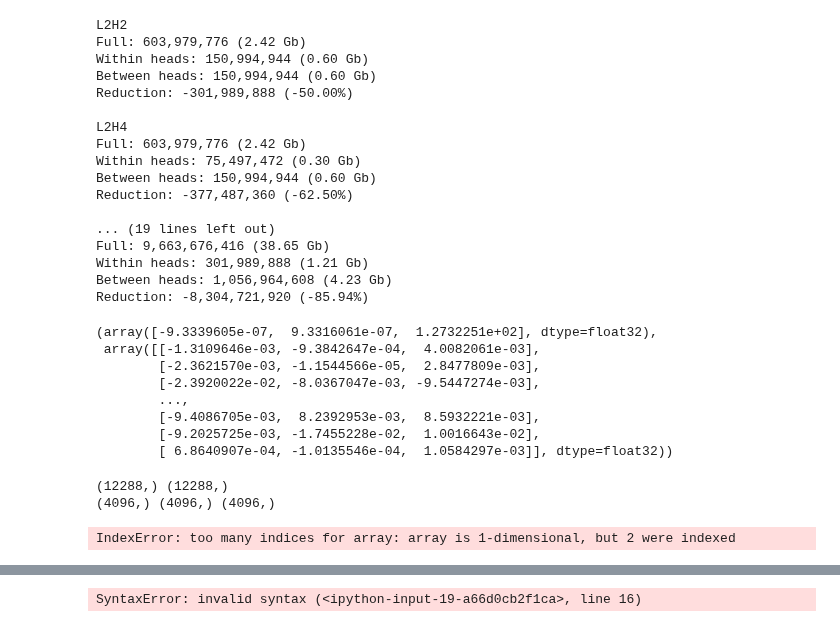
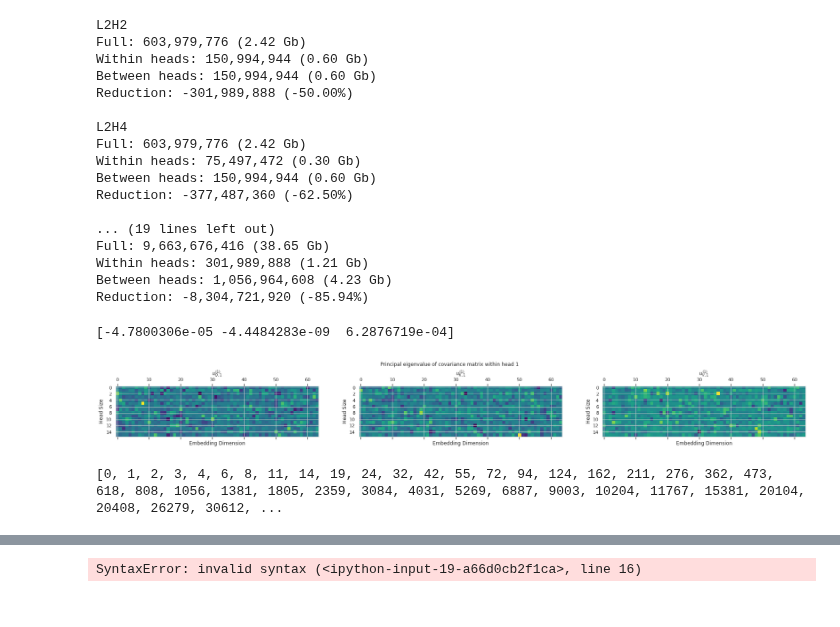
Before and after one commit to timaeus-research/icl, a Jupyter notebook: notebooks/small-model-report.ipynb, the cells around one changed output, grey strips where cells are left out. Drawn from its saved outputs; the diff is of its cells as text; code cells hidden in the pictures.

```diff
--- a/notebooks/small-model-report.ipynb
+++ b/notebooks/small-model-report.ipynb
@@ -698,7 +683,7 @@ def generate_slt_observables(
 # %%
 from icl.train import Run
 demo = Run(configs[2])
-attn_weights = demo.model.token_sequence_transformer.blocks[0].attention.attention.weights
+attn_weights = demo.model.token_sequence_transformer.blocks[0].attention.attention.weight
 attn_weights.shape
 # %% [output]
 torch.Size([192, 64])
@@ -756,35 +731,0 @@ print(cov.shape)
-# %%
-evals, evecs
-# %% [output]
-(array([-9.3339605e-07,  9.3316061e-07,  1.2732251e+02], dtype=float32),
- array([[-1.3109646e-03, -9.3842647e-04,  4.0082061e-03],
-        [-2.3621570e-03, -1.1544566e-05,  2.8477809e-03],
-        [-2.3920022e-02, -8.0367047e-03, -9.5447274e-03],
-        ...,
-        [-9.4086705e-03,  8.2392953e-03,  8.5932221e-03],
-        [-9.2025725e-03, -1.7455228e-02,  1.0016643e-02],
-        [ 6.8640907e-04, -1.0135546e-04,  1.0584297e-03]], dtype=float32))
-# %%
-attn0, attn1 = np.split(evecs[:, 0], [attn0_weights.numel()])
-
-print(attn0.shape, attn1.shape)
-
-def prettify_attn_weights_shape(W, num_heads=4, embed_dim=64):
-    head_size = embed_dim // num_heads
-
-    W_Q, W_K, W_V = np.split(W, 3, axis=0)
-    print(W_Q.shape, W_K.shape, W_V.shape)
-    return [
-        (W_Q[i * head_size : (i + 1) * head_size, :],
-         W_K[i * head_size : (i + 1) * head_size, :],
-         W_V[i * head_size : (i + 1) * head_size, :]) for i in range(num_heads)
-    ]
-
-attn0_split = prettify_attn_weights_shape(attn0)
-attn1_split = prettify_attn_weights_shape(attn1)
-
-attn0_split, attn1_split
-# %% [output]
-(12288,) (12288,)
-(4096,) (4096,) (4096,)
-IndexError: too many indices for array: array is 1-dimensional, but 2 were indexed
@@ -790,0 +775,23 @@ IndexError: too many indices for array: array is 1-dimensional, but 2 were index
+# %%
+plot_attn_weights(attn0, 4, 64, 16, title="Attention layer 0")
+
+num_heads = 4
+attn0_view = attn0.view((64, num_heads, 16 * 3))
+heads = [attn0_view[:, h, :] for h in range(num_heads)]
+full_head_size = 16 * 3 * 64
+pseudo_cov = heads[0].reshape((full_head_size, 1)) * heads[1].reshape((1, full_head_size))
+head_evals, head_evecs = eigsh(pseudo_cov.detach().cpu().numpy(), k=3, which="LM")
+del pseudo_cov
+
+
+print(head_evals)
+plot_attn_head_weights(
+    torch.Tensor(head_evecs[:, -1]),
+    64,
+    16,
+    title="Principal eigenvalue of covariance matrix within head 1",
+    subtitles=("$u_{Q,1}^{(1)}$", "$u_{K,1}^{(1)}$", "$u_{V,1}^{(1)}$")
+)
+# %% [output]
+[-4.7800306e-05 -4.4484283e-09  6.2876719e-04]
+[figure, added]
@@ -790,0 +818,4 @@ IndexError: too many indices for array: array is 1-dimensional, but 2 were index
+# %%
+print(checkpointer.file_ids)
+# %% [output]
+[0, 1, 2, 3, 4, 6, 8, 11, 14, 19, 24, 32, 42, 55, 72, 94, 124, 162, 211, 276, 362, 473, 618, 808, 1056, 1381, 1805, 2359, 3084, 4031, 5269, 6887, 9003, 10204, 11767, 15381, 20104, 20408, 26279, 30612, ...
```
Also changed, not shown: parts of 13 cells of this notebook, 1 other file.
